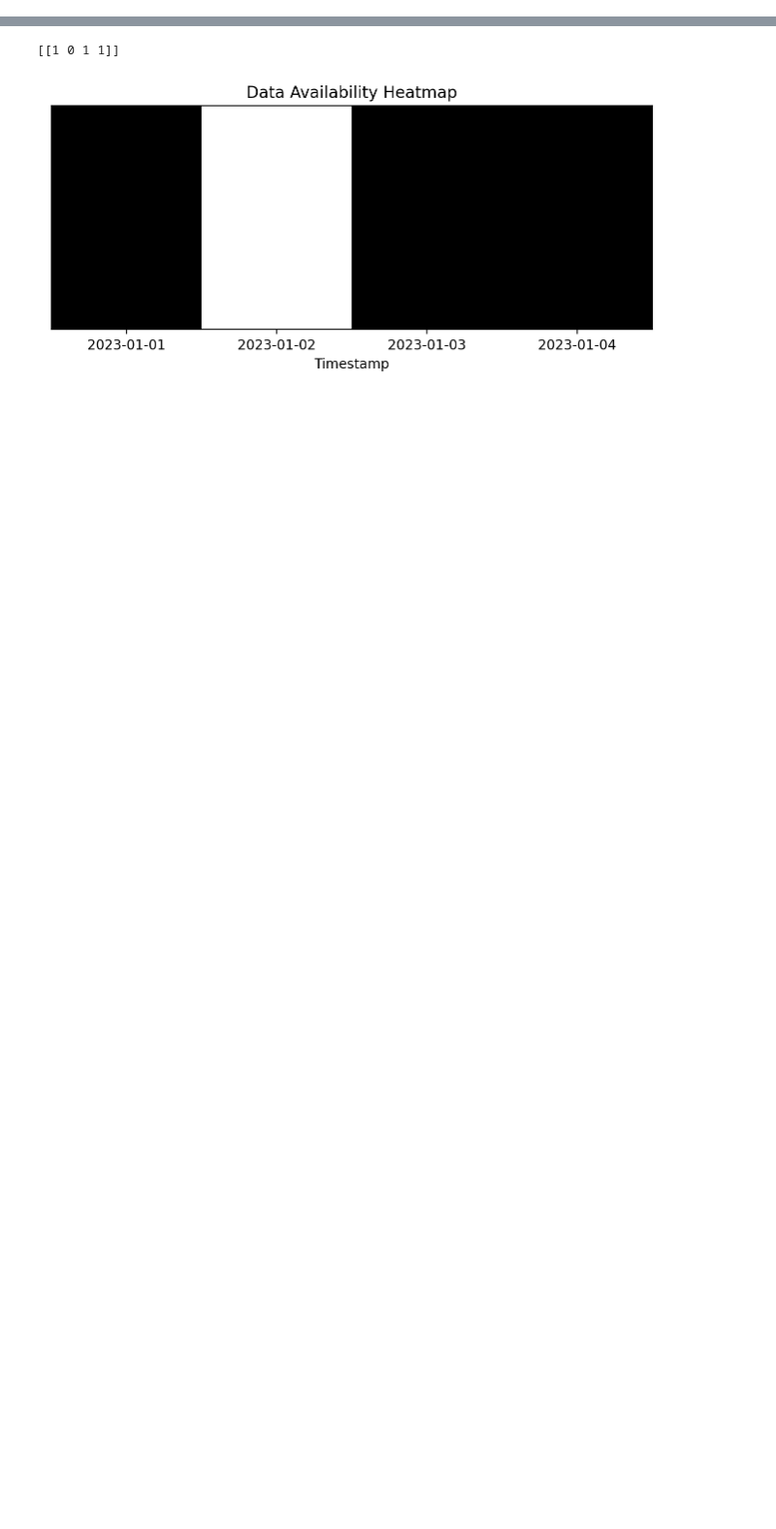
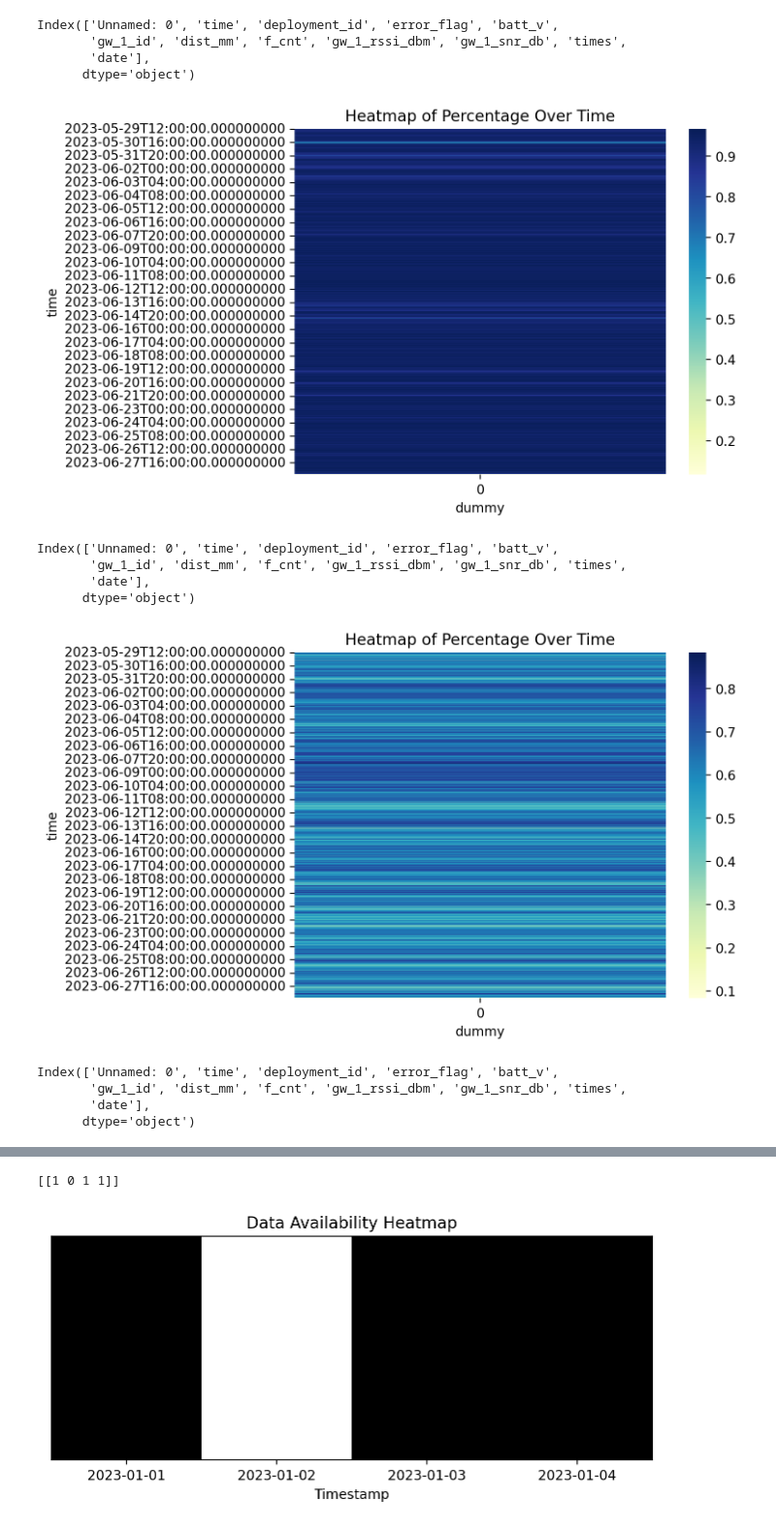
Before and after one commit to timsinashok/floodnet_ugsrp-2023, a Jupyter notebook: 30_days_heatmap.ipynb, the cells around one changed output, grey strips where cells are left out. Shown: that part at 97% size. Cells and saved outputs as stored; diff of their text form; code cells hidden in the pictures; blank space fills up the shorter version.

Commit message:
initial heatmap done

```diff
--- a/30_days_heatmap.ipynb
+++ b/30_days_heatmap.ipynb
@@ -14,3 +15,44 @@ getsizeof(dataframes)
 %config InlineBackend.figure_format = 'retina'
 # %%
 sensors = list(dataframes.keys())
+# %%
+interval_hour = 1
+i = 0
+
+for sensor in sensors[:3]:
+    data = dataframes[sensor]
+    print(data.columns)
+    data['time'] = pd.to_datetime(data['time'])
+
+    hourly_average = (data.set_index('time')['batt_v'].resample('1H').count())/60
+
+
+    df = hourly_average.to_frame()
+    df = df.rename(columns={'batt_v': 'hourly_data_retrival_percentage'})
+
+    # the code above gives a dataframe that has only hourly_data_retrival_percentage as the column but we need time as well so the code below handles that
+    df.reset_index(inplace=True)
+
+    df['dummy'] = 0
+
+    pivot_table = df.pivot(index='time', columns='dummy', values='hourly_data_retrival_percentage')
+
+    sns.heatmap(pivot_table, cmap='YlGnBu', cbar=True)
+    plt.xticks(rotation=0)
+    plt.title('Heatmap of Percentage Over Time')
+    plt.show()
+# %% [output]
+Index(['Unnamed: 0', 'time', 'deployment_id', 'error_flag', 'batt_v',
+       'gw_1_id', 'dist_mm', 'f_cnt', 'gw_1_rssi_dbm', 'gw_1_snr_db', 'times',
+       'date'],
+      dtype='object')
+[figure, added]
+Index(['Unnamed: 0', 'time', 'deployment_id', 'error_flag', 'batt_v',
+       'gw_1_id', 'dist_mm', 'f_cnt', 'gw_1_rssi_dbm', 'gw_1_snr_db', 'times',
+       'date'],
+      dtype='object')
+[figure, added]
+Index(['Unnamed: 0', 'time', 'deployment_id', 'error_flag', 'batt_v',
+       'gw_1_id', 'dist_mm', 'f_cnt', 'gw_1_rssi_dbm', 'gw_1_snr_db', 'times',
+       'date'],
+      dtype='object')
```
Also changed, not shown: parts of 9 cells of this notebook.
